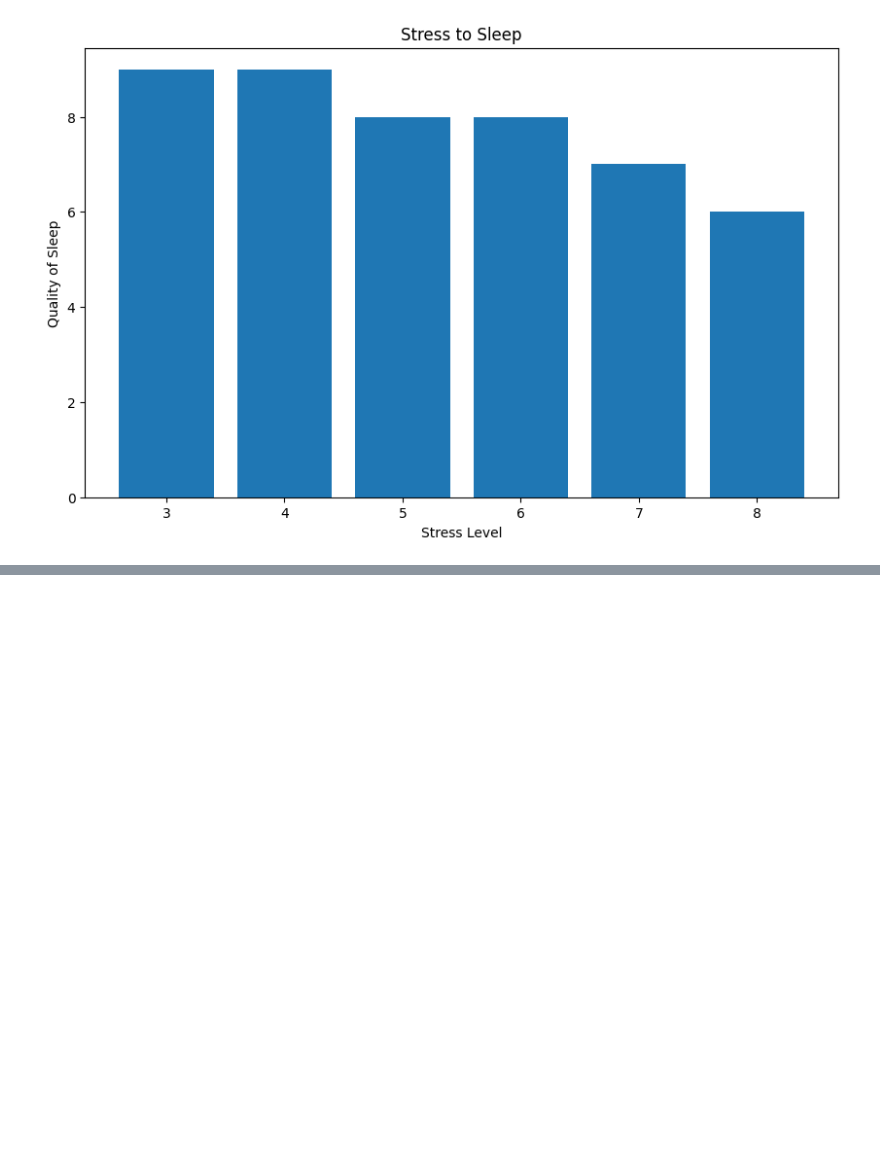
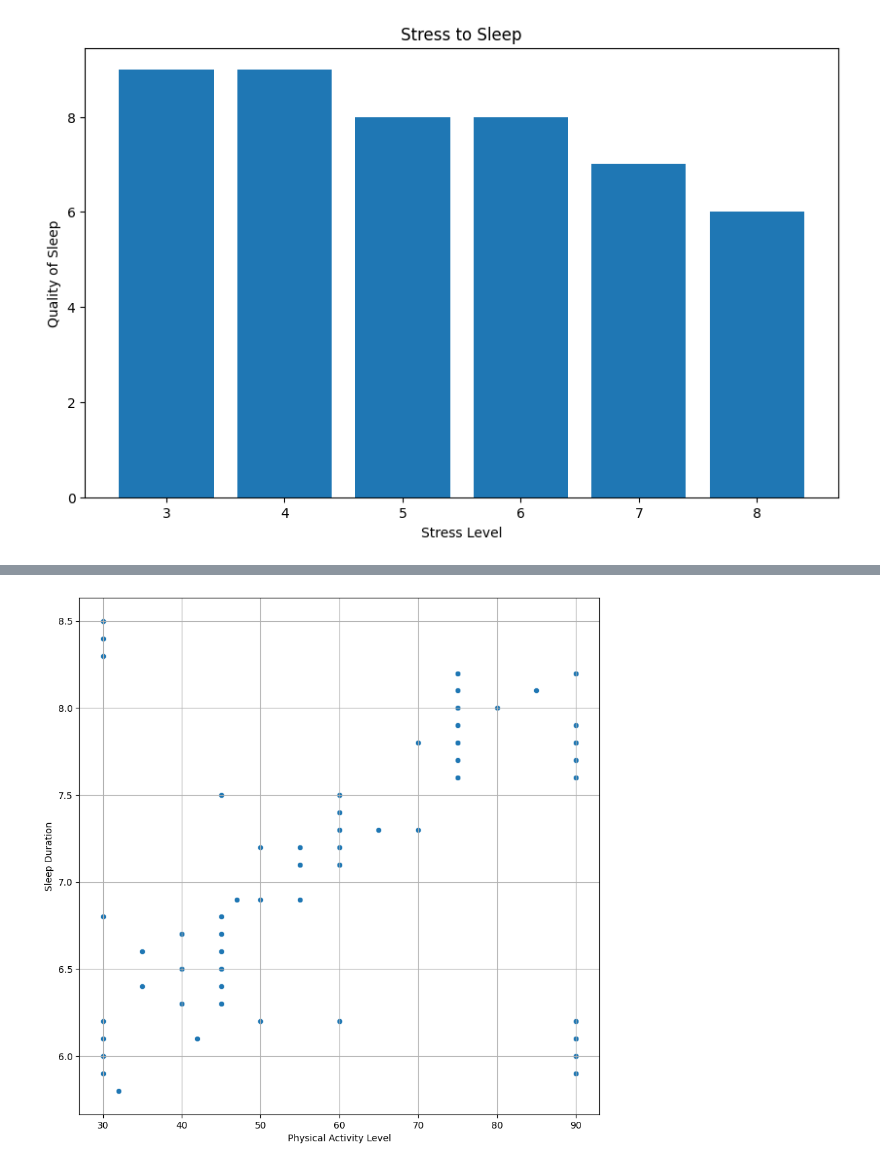
Before and after one commit to xkr2990s/kakao-tech-bootcamp, a Jupyter notebook: 0710/KTB_Day7_GenAI_Practice.ipynb, the cells around one changed output, grey strips where cells are left out. Saved outputs shown, nothing was run; the diff lists cells and outputs as text; code cells hidden in the pictures; blank space fills up the shorter version.

```diff
--- a/0710/KTB_Day7_GenAI_Practice.ipynb
+++ b/0710/KTB_Day7_GenAI_Practice.ipynb
@@ -96,0 +124,8 @@ plt.show()
+# %%
+# 5. 산점도
+plt.figure(figsize=(10,10))
+sns.scatterplot(x=data['Physical Activity Level'], y=data['Sleep Duration'])
+plt.grid(True)
+plt.show()
+# %% [output]
+[figure, added]
```
Also changed, not shown: parts of 8 cells of this notebook.
